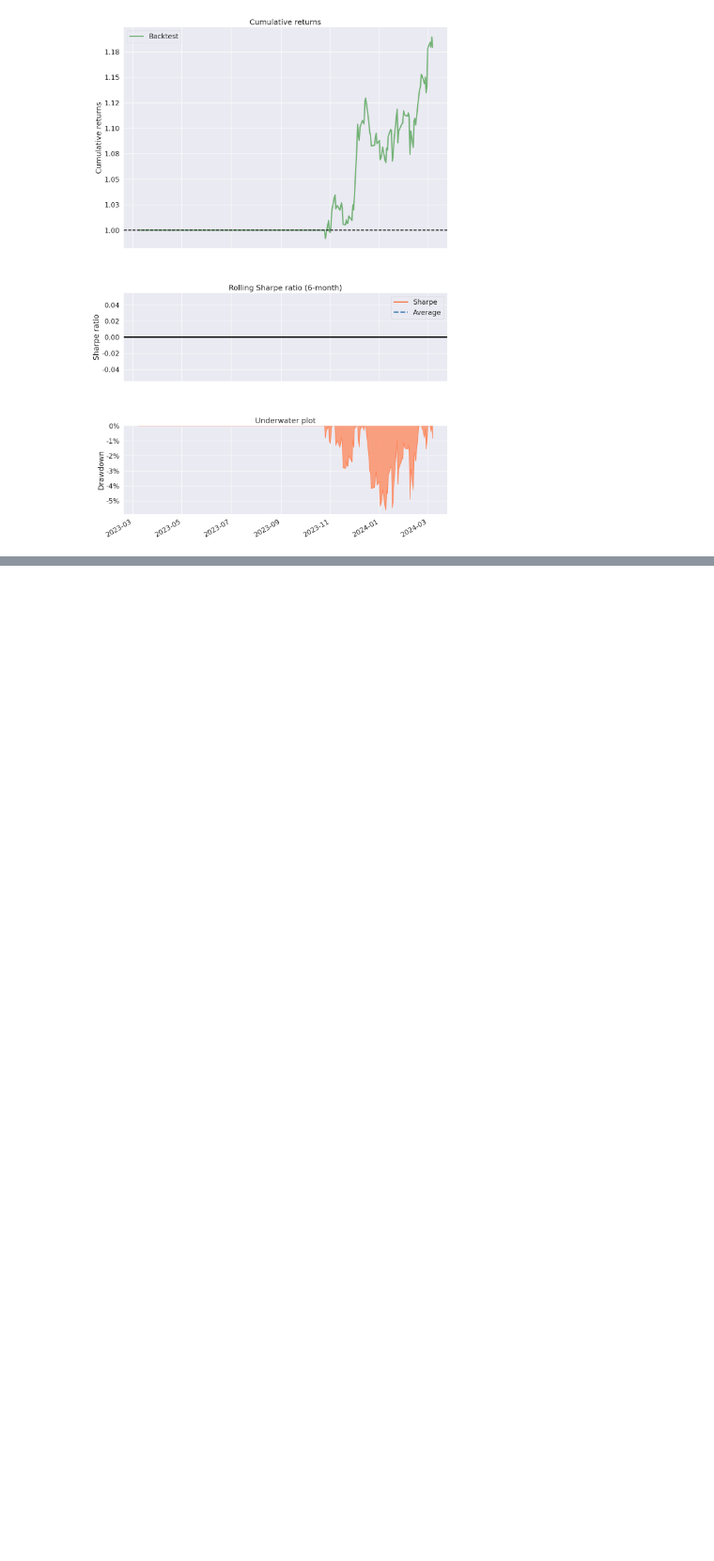
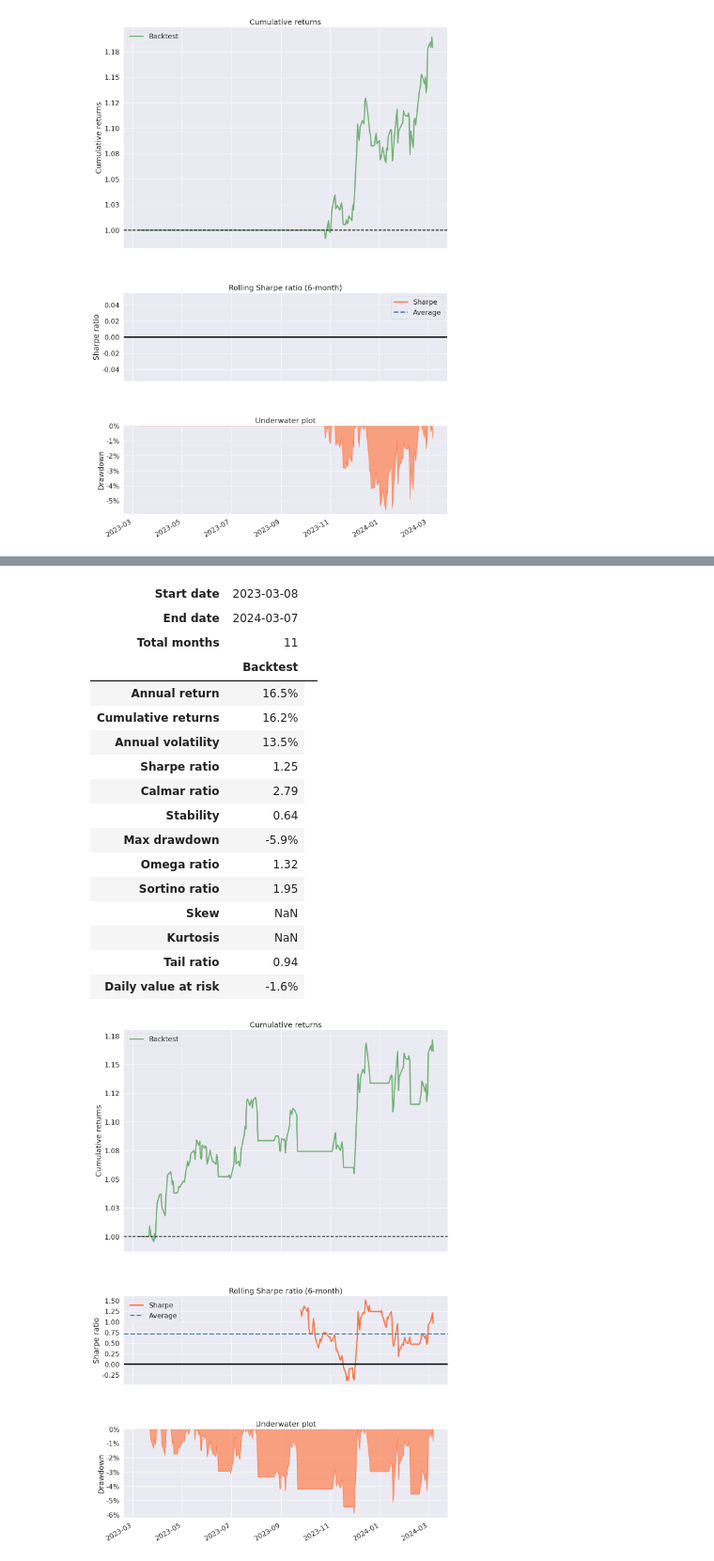
Before and after one commit to gsharma239/MBAZG555, a Jupyter notebook: Assignment-2.ipynb, the cells around one changed output, grey strips where cells are left out. Shown at 94% size. Drawn from its saved outputs; the diff is of its cells as text; code cells hidden in the pictures; blank space fills up the shorter version.

```diff
--- a/Assignment-2.ipynb
+++ b/Assignment-2.ipynb
@@ -287,29 +312,57 @@ pf.create_simple_tear_sheet( df_ema['returns'] )
 # %%
 # Setting up Donchain Channel
 
 df_dcc = ticker_df.copy( deep=True )
 #df_dcc.drop( 'daily_returns', inplace=True)
 
 # Define the Donchian Channel window size
 channel_window = 5
 
 # Calculate the Donchian Channels
 high = df_dcc['High'].rolling(window=channel_window).max()
 low = df_dcc['Low'].rolling(window=channel_window).min()
 
 upper_channel = high.shift(1)
 lower_channel = low.shift(1)
 
 # Generate trading signals
 df_dcc['Signal'] = np.where(df_dcc['Close'] > upper_channel, 1, np.nan)
 df_dcc['Signal']= np.where(df_dcc['Close'] < lower_channel, 0, df_dcc['Signal'])
 df_dcc['position'] = df_dcc['Signal'].replace(to_replace=np.nan, method='ffill')
 
 # Calculate daily returns
 df_dcc['daily_returns'] = np.log(df_dcc['Close'] / df_dcc['Close'].shift(1))
 df_dcc['returns'] = np.log(df_dcc['Close'] / df_dcc['Close'].shift(1)) * df_dcc['position'].shift(1)
 
+# add the descriptive statistics to the list
+descriptive_stats['dcc'] = df_dcc['returns'].describe()
+
+# add the custom metrics to the dataframe for comparison
+tmp = get_performance_metrics( df_dcc['returns'].dropna( ))
+custom_metrics['dcc'] = pd.Series( tmp.values(), index=tmp.keys())
+
+# add the pyfolio to the dataframe for comparison
 pf.create_simple_tear_sheet( df_dcc['returns'] )
+pyfolio_metrics['dcc'] = pf.timeseries.perf_stats(  df_dcc['returns'].dropna( ) )
+# %% [output]
+| Start date | 2023-03-08 |  |
+| End date | 2024-03-07 |  |
+| Total months | 11 |  |
+|  | Backtest |
+| Annual return | 16.5% |
+| Cumulative returns | 16.2% |
+| Annual volatility | 13.5% |
+| Sharpe ratio | 1.25 |
+| Calmar ratio | 2.79 |
+| Stability | 0.64 |
+| Max drawdown | -5.9% |
+| Omega ratio | 1.32 |
+| Sortino ratio | 1.95 |
+| Skew | NaN |
+| Kurtosis | NaN |
+| Tail ratio | 0.94 |
+| Daily value at risk | -1.6% |
+[figure, added]
 # %%
 #Bollinger Band Calculation
 
```
Also changed, not shown: parts of 10 cells of this notebook.
